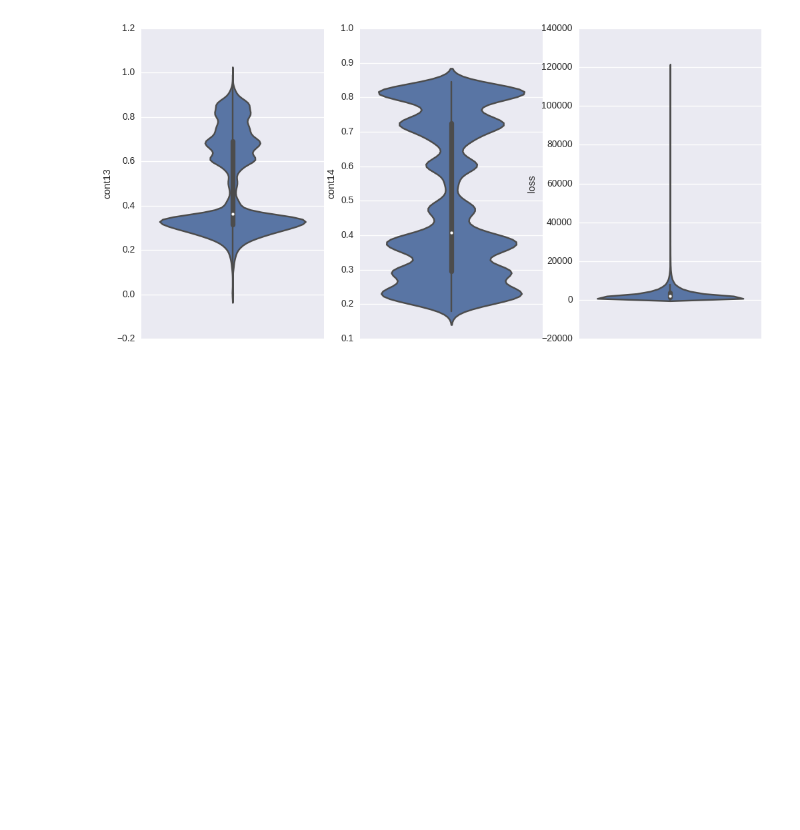
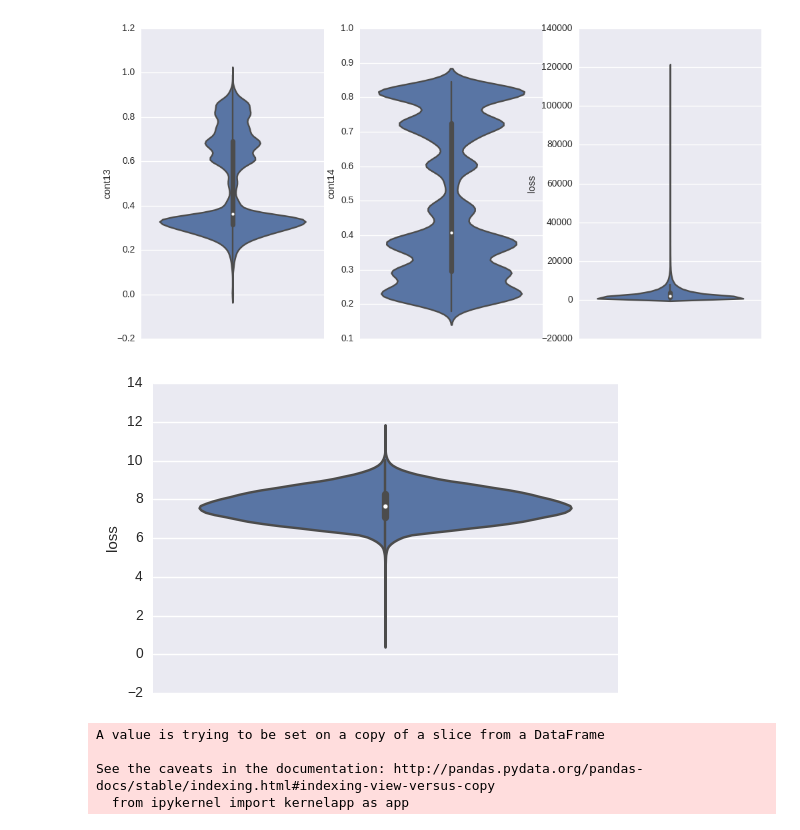
Before and after one commit to dheerajgopi/kaggle-allstate-claims, a Jupyter notebook: allstate-claims.ipynb, the cells around one changed output. Drawn from its saved outputs; the diff is of its cells as text; code cells hidden in the pictures; blank space fills up the shorter version.

```diff
--- a/allstate-claims.ipynb
+++ b/allstate-claims.ipynb
@@ -85,3 +85,18 @@ for i in xrange(n_rows):
 [figure]
 [figure]
 [figure]
+# %%
+# skew correction
+train_dataset['loss'] = np.log1p(train_dataset['loss'])
+sns.violinplot(y='loss', data=train_dataset)
+plt.show()
+# %% [output]
+[figure, added]
+# %%
+# Drop 'loss' from continuous data
+numeric_data_train.drop('loss', axis=1, inplace=True)
+# %% [output]
+A value is trying to be set on a copy of a slice from a DataFrame
+
+See the caveats in the documentation: http://pandas.pydata.org/pandas-docs/stable/indexing.html#indexing-view-versus-copy
+  from ipykernel import kernelapp as app
```
Also changed, not shown: parts of 2 cells of this notebook.
